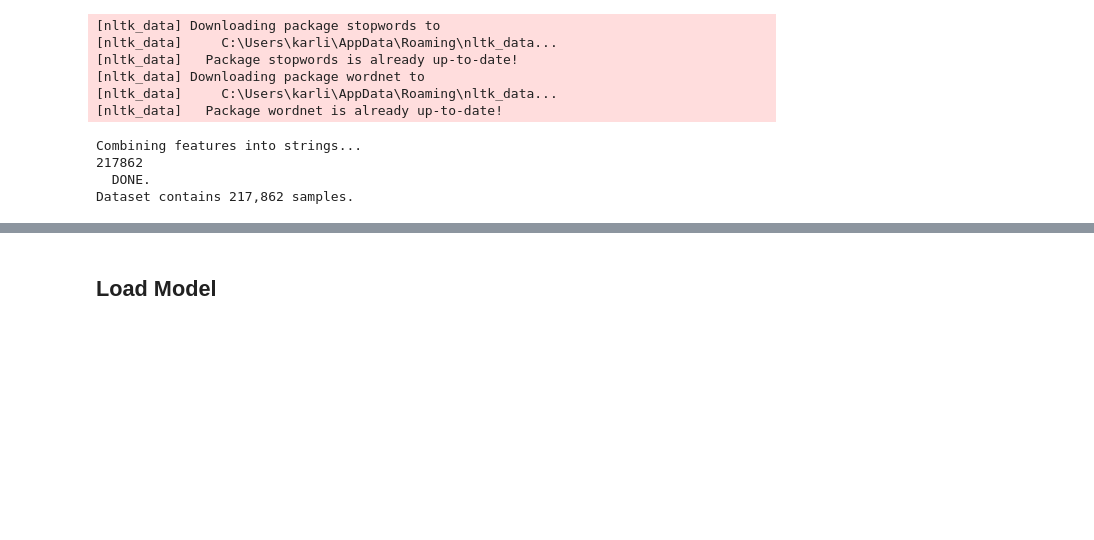
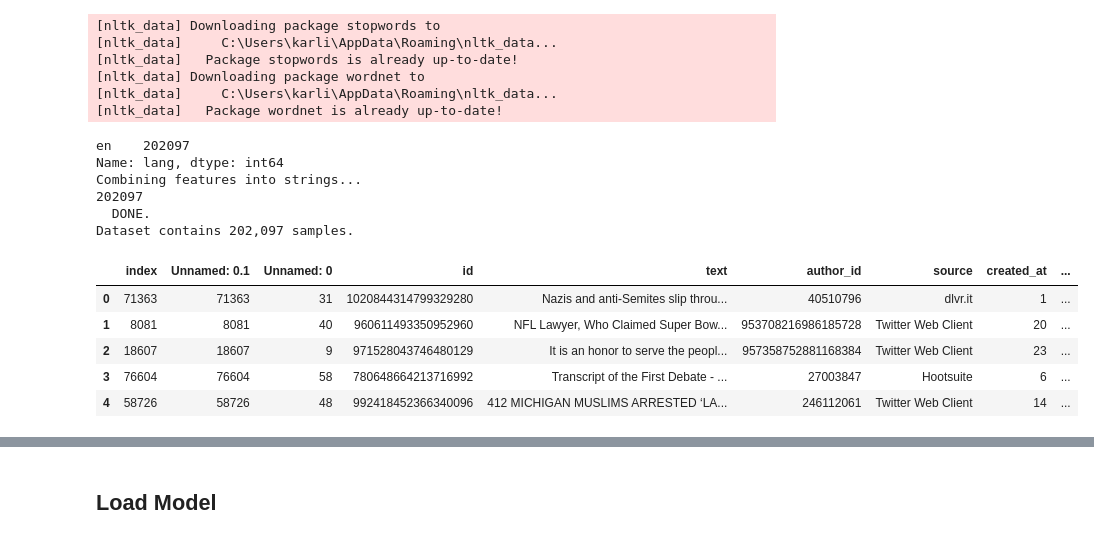
Before and after one commit to xid-er/Fake-News-Detection, a Jupyter notebook: src/ML_Twitter.ipynb, the cells around one changed output, grey strips where cells are left out. Cells and saved outputs as stored; diff of their text form; code cells hidden in the pictures; blank space fills up the shorter version.

Commit message:
Remove foreign languages

```diff
--- a/src/ML_Twitter.ipynb
+++ b/src/ML_Twitter.ipynb
@@ -64,7 +64,7 @@ stop_words = stopwords.words('english')
 stopwords_dict = Counter(stop_words)
 
 #remove_col = ['threadid','tweetid','support', 'evidentiality', 'certainty', 'event']
-remove_col = ['Unnamed: 0.1', 'Unnamed: 0', 'id', 'author_id', 'edit_history_tweet_ids', 'article_id', 'Unnamed: 0.2']
+remove_col = ['Unnamed: 0.1', 'Unnamed: 0', 'id', 'author_id', 'edit_history_tweet_ids', 'Unnamed: 0.2']
 
 # Impute null values with None
 def null_process(feature_df):
@@ -77,11 +77,17 @@ def remove_unused_col(df,column_n=remove_col):
     df = df.drop(column_n,axis=1)
     return df
 
+def remove_foreign_languages(df):
+    df = df[df['lang'] == 'en']
+    return df
+
 def clean_dataset(df):
     # remove unused column
     df = remove_unused_col(df)
-    #impute null values
+    # impute null values
     df = null_process(df)
+    # remove all languages except English
+    df = remove_foreign_languages(df)
     return df
 
 # Cleaning text from unused characters
@@ -141,6 +147,15 @@ df_downsampled = df_downsampled.sample(frac=1, random_state=111019)
 
 df_downsampled.reset_index(inplace=True)
 
+data_df = df_downsampled.copy()
+
+data_df['created_at'] = pd.to_datetime(data_df['created_at']) # str to datetime
+data_df['created_at'] = data_df.apply(lambda row: row['created_at'].hour, axis=1) # get hour from datetime
+
+data_df = clean_dataset(data_df)
+data_df.reset_index(inplace=True)
+
+print(data_df['lang'].value_counts())
 
 
 # https://mccormickml.com/2021/06/29/combining-categorical-numerical-features-with-bert/#31-all-features-to-text
@@ -149,8 +164,6 @@ sen_w_feats = []
 
 # The labels for the samples.
 labels = []
-
-data_df = df_downsampled.copy()
 
 # Some of the reviews are missing either a "Title" or "Review Text", so we'll
 # replace the NaN values with empty string.
@@ -198,16 +211,13 @@ print('Dataset contains {:,} samples.'.format(len(sen_w_feats)))
 
 # Update df to the downsampled one
 
-X = df_downsampled.drop(labels='true', axis=1)
-y = df_downsampled.true
+X = data_df.drop(labels='true', axis=1)
+y = data_df.true
 
 #print(y.head())
 
 # NLTK preprocessing - not necessary with BERT
 #X['text'] = X.text.apply(nltk_preprocess)
-
-X['created_at'] = pd.to_datetime(X['created_at']) # str to datetime
-X['created_at'] = X.apply(lambda row: row['created_at'].hour, axis=1) # get hour from datetime
 
 
 # Split into train/val/test sets
@@ -230,17 +240,28 @@ gs_2 = GroupShuffleSplit(n_splits=1, train_size=0.9, random_state=111019)
 train_ix, val_ix = next(gs_2.split(X_train_val, y_train_val, groups=X_train_val.article_id))
 
 # Clean dataset, e.g., remove article_id column
-X_train_val = clean_dataset(X_train_val)
-X_test = clean_dataset(X_test)
+X_train_val = X_train_val.drop('article_id', axis=1)
+X_test = X_test.drop('article_id', axis=1)
 
 X_train = X_train_val.iloc[train_ix]
 y_train = y.iloc[train_ix]
 X_val = X_train_val.iloc[val_ix]
 y_val = y.iloc[val_ix]
 # %% [output]
+en    202097
+Name: lang, dtype: int64
 Combining features into strings...
-217862
+202097
   DONE.
-Dataset contains 217,862 samples.
+Dataset contains 202,097 samples.
+# %%
+X.head()
+# %% [output]
+|  | index | Unnamed: 0.1 | Unnamed: 0 | id | text | author_id | source | created_at | ... |
+| 0 | 71363 | 71363 | 31 | 1020844314799329280 | Nazis and anti-Semites slip throu... | 40510796 | dlvr.it | 1 | ... |
+| 1 | 8081 | 8081 | 40 | 960611493350952960 | NFL Lawyer, Who Claimed Super Bow... | 953708216986185728 | Twitter Web Client | 20 | ... |
+| 2 | 18607 | 18607 | 9 | 971528043746480129 | It is an honor to serve the peopl... | 957358752881168384 | Twitter Web Client | 23 | ... |
+| 3 | 76604 | 76604 | 58 | 780648664213716992 | Transcript of the First Debate - ... | 27003847 | Hootsuite | 6 | ... |
+| 4 | 58726 | 58726 | 48 | 992418452366340096 | 412 MICHIGAN MUSLIMS ARRESTED ‘LA... | 246112061 | Twitter Web Client | 14 | ... |
 # %%
 X_train.head()
```
Also changed, not shown: parts of 11 cells of this notebook, 2 other files.
